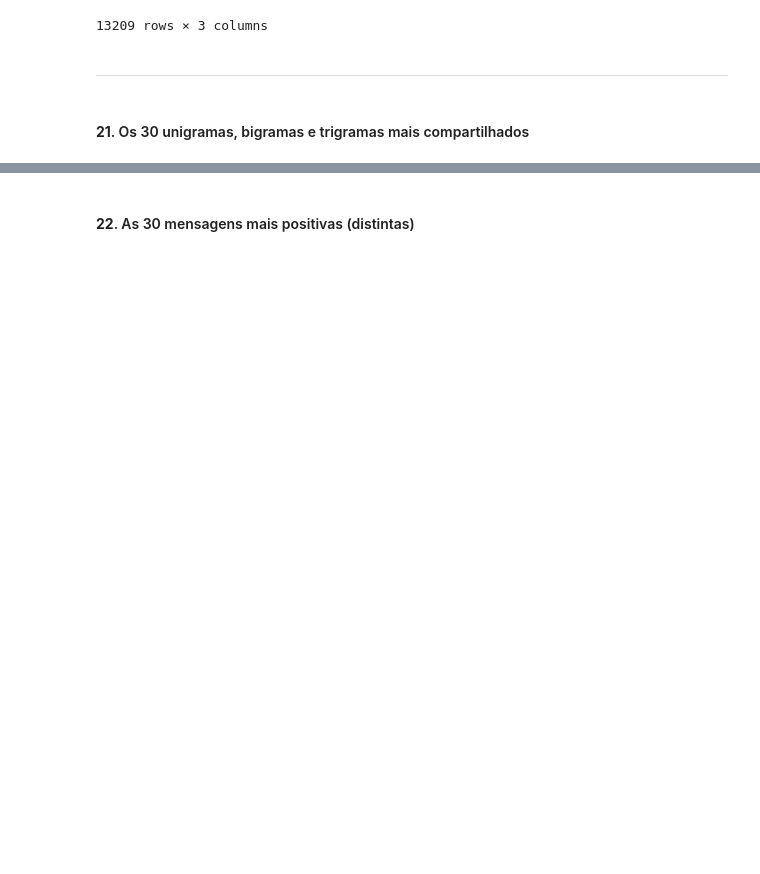
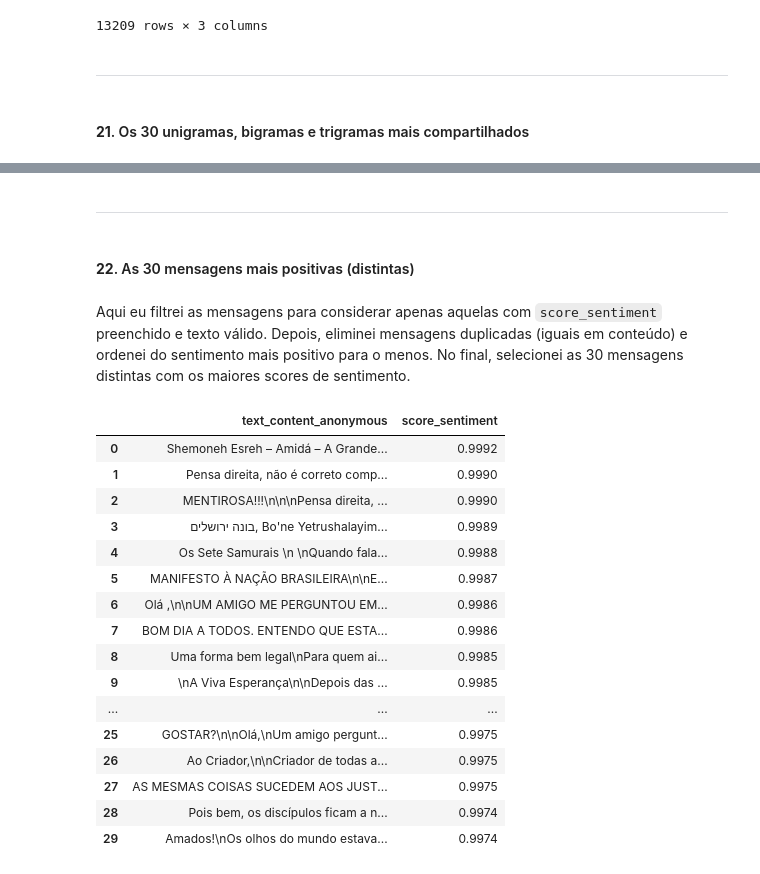
Before and after one commit to EstherMart/Data-Mining, a Jupyter notebook: Lista02_ExtracaoDeDados/extracao.ipynb, the cells around one changed output, grey strips where cells are left out. Drawn from its saved outputs; the diff is of its cells as text; code cells hidden in the pictures; blank space fills up the shorter version.

```diff
--- a/Lista02_ExtracaoDeDados/extracao.ipynb
+++ b/Lista02_ExtracaoDeDados/extracao.ipynb
@@ -943,2 +1012,47 @@ display(qtd_msg_identicas_grupos_distintos)
+# %% [markdown]
+---
 # %% [markdown]
 #### **22**. As 30 mensagens mais positivas (distintas)
+# %% [markdown]
+Aqui eu filtrei as mensagens para considerar apenas aquelas com `score_sentiment` preenchido e texto válido. Depois, eliminei mensagens duplicadas (iguais em conteúdo) e ordenei do sentimento mais positivo para o menos. No final, selecionei as 30 mensagens distintas com os maiores scores de sentimento.
+# %%
+mensagens_mais_positivas = conn.execute("""
+    WITH mensagens_unicas AS (
+    SELECT
+        text_content_anonymous,
+        score_sentiment,
+        ROW_NUMBER() OVER (PARTITION BY text_content_anonymous ORDER BY score_sentiment DESC) AS rn
+    FROM tabela_dados
+    WHERE
+        text_content_anonymous IS NOT NULL
+        AND TRIM(text_content_anonymous) <> ''
+        AND score_sentiment IS NOT NULL
+    )
+    SELECT
+        text_content_anonymous,
+        score_sentiment
+    FROM mensagens_unicas
+    WHERE rn = 1
+    ORDER BY score_sentiment DESC
+    LIMIT 30;
+""").fetchdf()
+
+display(mensagens_mais_positivas)
+# %% [output]
+|  | text_content_anonymous | score_sentiment |
+| 0 | Shemoneh Esreh – Amidá – A Grande... | 0.9992 |
+| 1 | Pensa direita, não é correto comp... | 0.9990 |
+| 2 | MENTIROSA!!!\n\n\nPensa direita, ... | 0.9990 |
+| 3 | בונה ירושלים, Bo'ne Yetrushalayim... | 0.9989 |
+| 4 | Os Sete Samurais \n \nQuando fala... | 0.9988 |
+| 5 | MANIFESTO À NAÇÃO BRASILEIRA\n\nE... | 0.9987 |
+| 6 | Olá ,\n\nUM AMIGO ME PERGUNTOU EM... | 0.9986 |
+| 7 | BOM DIA A TODOS. ENTENDO QUE ESTA... | 0.9986 |
+| 8 | Uma forma bem legal\nPara quem ai... | 0.9985 |
+| 9 | \nA Viva Esperança\n\nDepois das ... | 0.9985 |
+| ... | ... | ... |
+| 25 | GOSTAR?\n\nOlá,\nUm amigo pergunt... | 0.9975 |
+| 26 | Ao Criador,\n\nCriador de todas a... | 0.9975 |
+| 27 | AS MESMAS COISAS SUCEDEM AOS JUST... | 0.9975 |
+| 28 | Pois bem, os discípulos ficam a n... | 0.9974 |
+| 29 | Amados!\nOs olhos do mundo estava... | 0.9974 |
```
Also changed, not shown: parts of 38 cells of this notebook.
